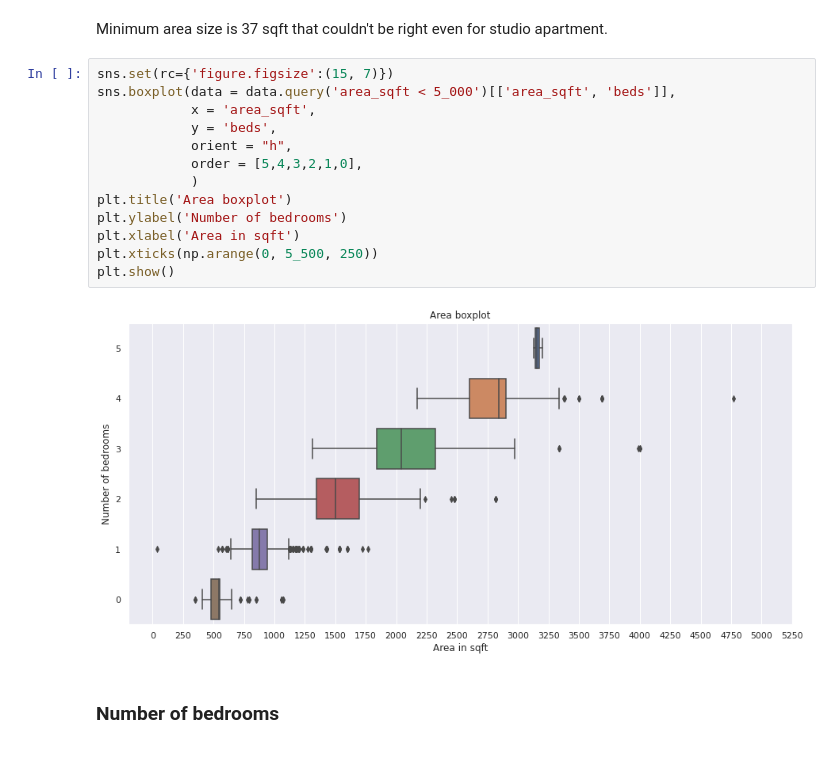
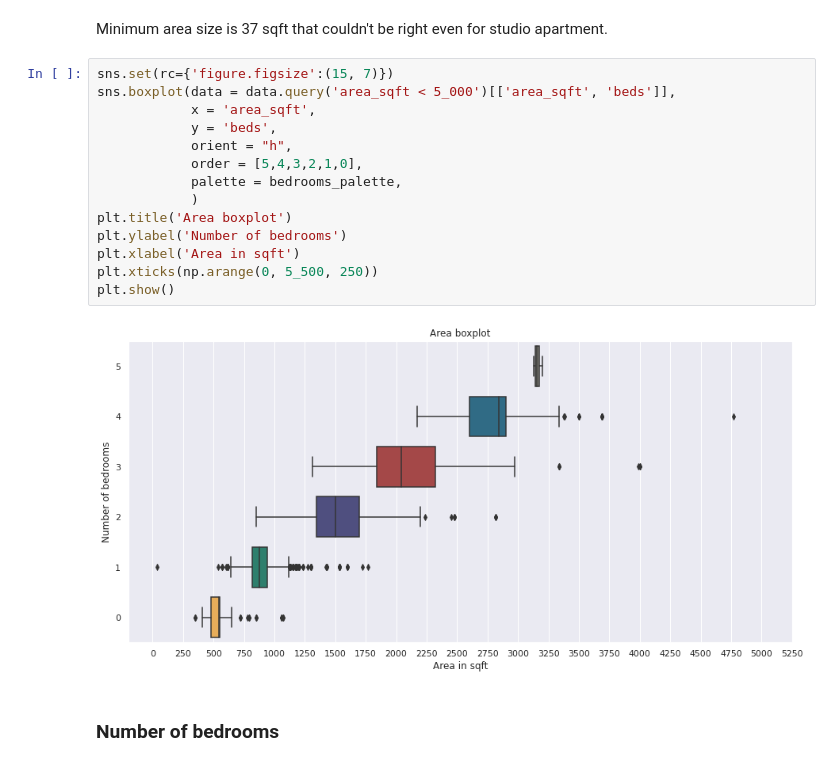
Before and after one commit to imeleges/REMA_Dubai, a Jupyter notebook: bayut_dubai_difc_downtown.ipynb, the cells around one changed output. Cells and saved outputs as stored; diff of their text form.

```diff
--- a/bayut_dubai_difc_downtown.ipynb
+++ b/bayut_dubai_difc_downtown.ipynb
@@ -777,18 +783,19 @@ Minimum area size is 37 sqft that couldn't be right even for studio apartment.
 # %%
 sns.set(rc={'figure.figsize':(15, 7)})
 sns.boxplot(data = data.query('area_sqft < 5_000')[['area_sqft', 'beds']],
             x = 'area_sqft',
             y = 'beds',
             orient = "h",
             order = [5,4,3,2,1,0],
+            palette = bedrooms_palette,
             )
 plt.title('Area boxplot')
 plt.ylabel('Number of bedrooms')
 plt.xlabel('Area in sqft')
 plt.xticks(np.arange(0, 5_500, 250))
 plt.show()
 # %% [output]
-[figure, old version]
+[figure, new version]
 # %% [markdown]
 ### Number of bedrooms
 # %% [markdown]
```
Also changed, not shown: parts of 11 cells of this notebook.
